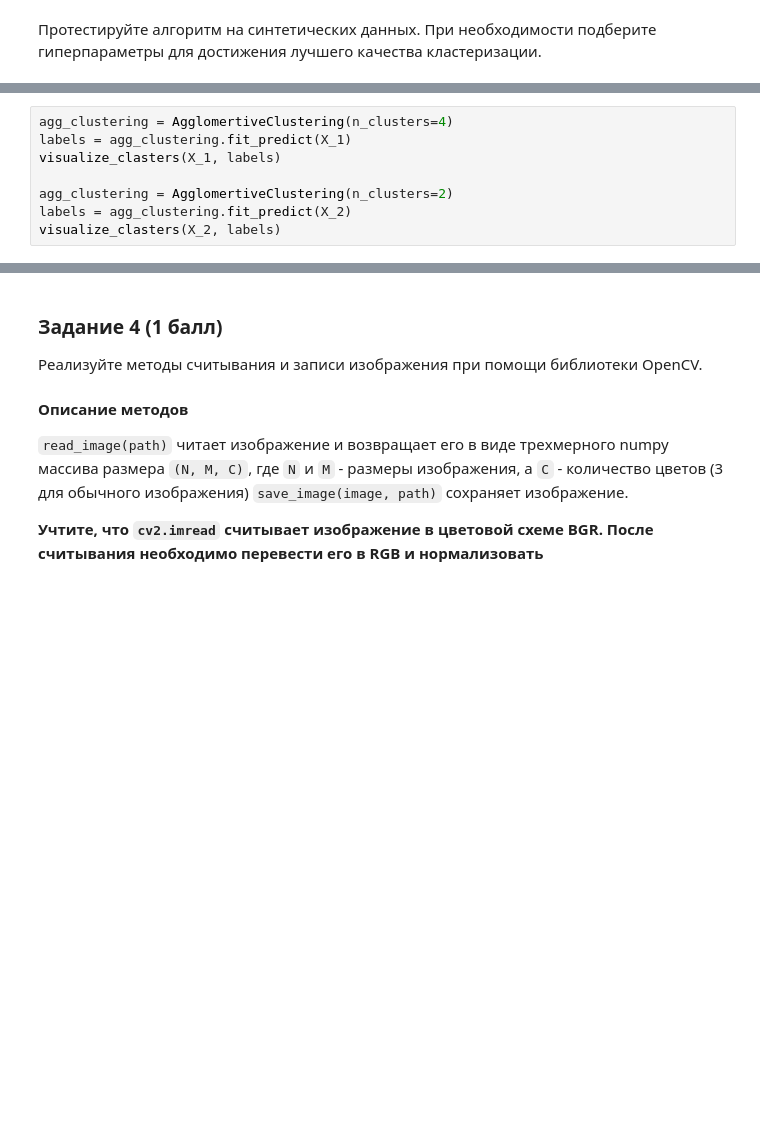
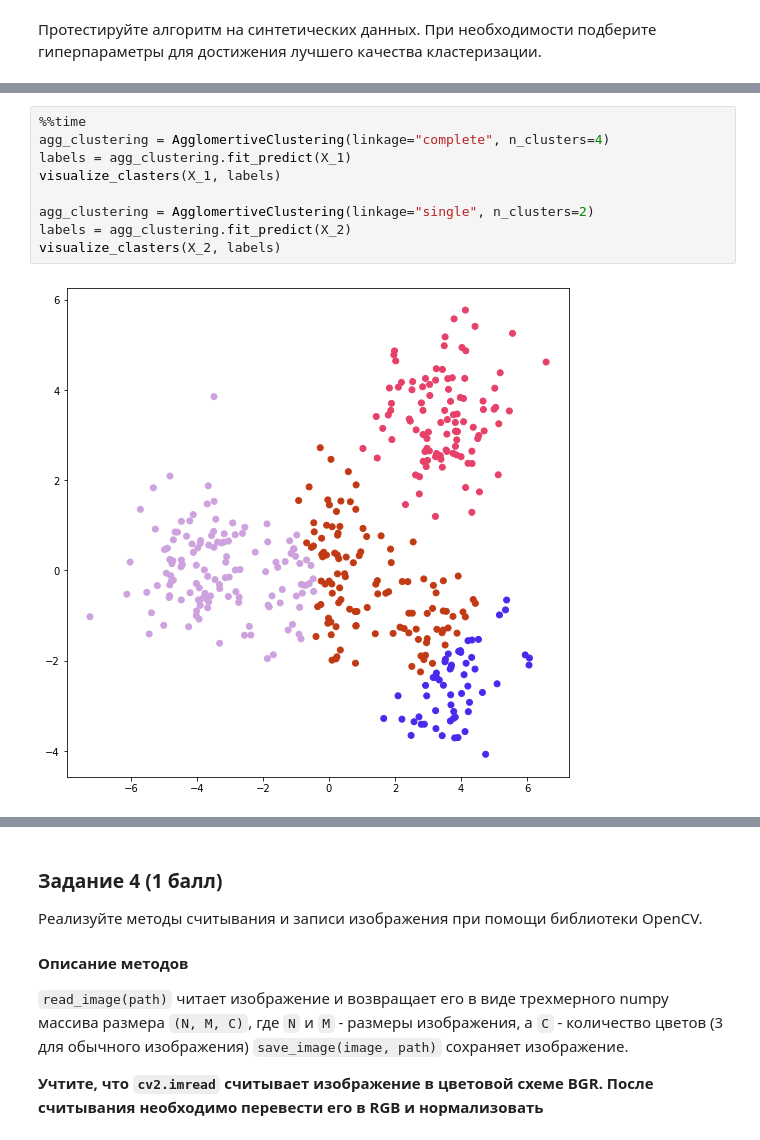
Before and after one commit to Howuhh/hse_machine_learning, a Jupyter notebook: hw2_clustering/hw02_task.ipynb, the cells around one changed output, grey strips where cells are left out. Cells and saved outputs as stored; diff of their text form; blank space fills up the shorter version.

```diff
--- a/hw2_clustering/hw02_task.ipynb
+++ b/hw2_clustering/hw02_task.ipynb
@@ -255,8 +443,11 @@ class AgglomertiveClustering:
 # %%
-agg_clustering = AgglomertiveClustering(n_clusters=4)
+%%time
+agg_clustering = AgglomertiveClustering(linkage="complete", n_clusters=4)
 labels = agg_clustering.fit_predict(X_1)
 visualize_clasters(X_1, labels)
 
-agg_clustering = AgglomertiveClustering(n_clusters=2)
+agg_clustering = AgglomertiveClustering(linkage="single", n_clusters=2)
 labels = agg_clustering.fit_predict(X_2)
 visualize_clasters(X_2, labels)
+# %% [output]
+[figure, added]
```
Also changed, not shown: parts of 26 cells of this notebook, 4 other files.
